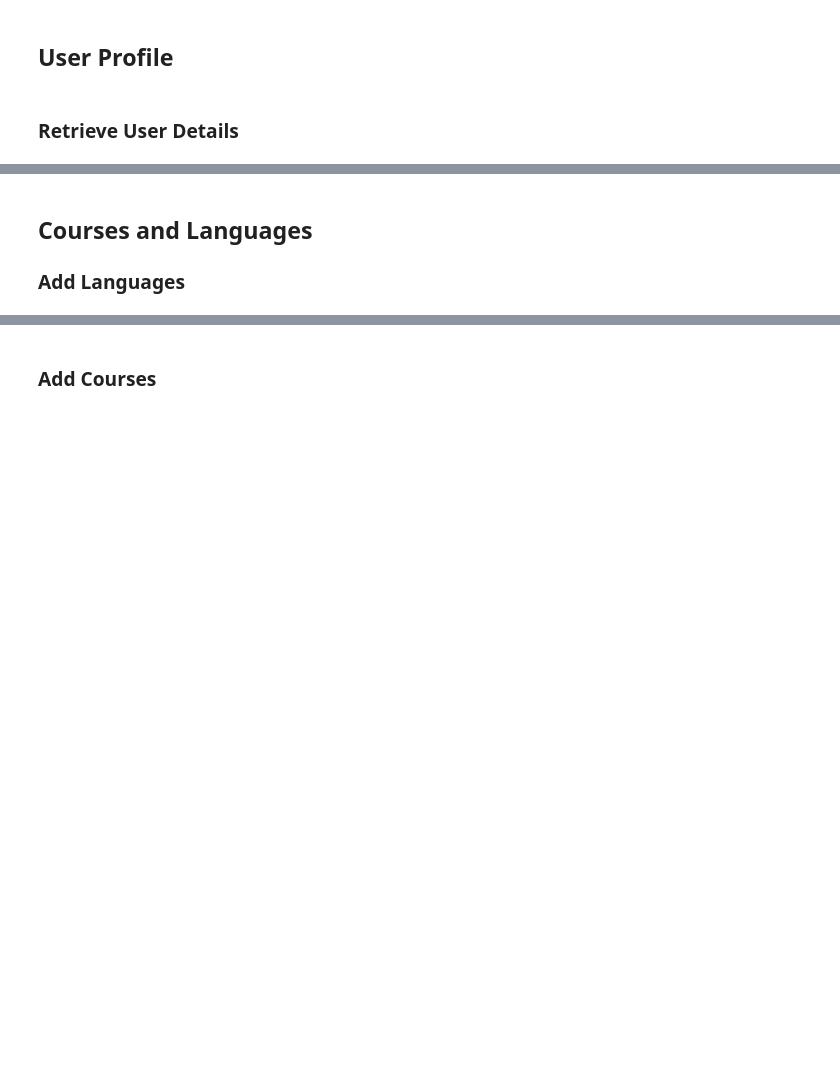
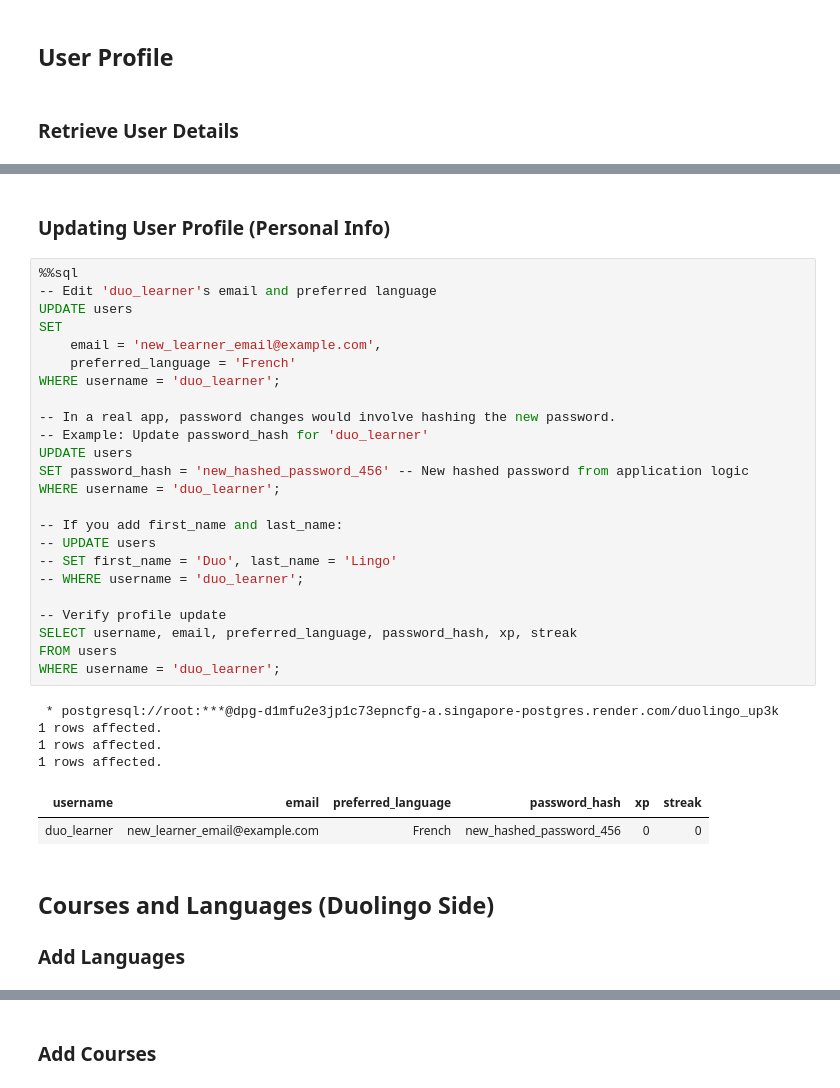
Before and after one commit to Guy-Thatchakorn/Database_foundation, a Jupyter notebook: Duolingo_Database_Final_Project.ipynb, the cells around one changed output, grey strips where cells are left out. Cells and saved outputs as stored; diff of their text form; blank space fills up the shorter version.

Commit message:
Updated queries in notebook to include energy system and user edit profile.

```diff
--- a/Duolingo_Database_Final_Project.ipynb
+++ b/Duolingo_Database_Final_Project.ipynb
@@ -80,8 +89,41 @@ WHERE username = 'language_master';
 1 rows affected.
 0 rows affected.
 | user_id | username | email | preferred_language | xp | streak | created_at |
+# %% [markdown]
+### Updating User Profile (Personal Info)
+# %%
+%%sql
+-- Edit 'duo_learner's email and preferred language
+UPDATE users
+SET
+    email = 'new_learner_email@example.com',
+    preferred_language = 'French'
+WHERE username = 'duo_learner';
+
+-- In a real app, password changes would involve hashing the new password.
+-- Example: Update password_hash for 'duo_learner'
+UPDATE users
+SET password_hash = 'new_hashed_password_456' -- New hashed password from application logic
+WHERE username = 'duo_learner';
+
+-- If you add first_name and last_name:
+-- UPDATE users
+-- SET first_name = 'Duo', last_name = 'Lingo'
+-- WHERE username = 'duo_learner';
+
+-- Verify profile update
+SELECT username, email, preferred_language, password_hash, xp, streak
+FROM users
+WHERE username = 'duo_learner';
+# %% [output]
+ * postgresql://root:***@dpg-d1mfu2e3jp1c73epncfg-a.singapore-postgres.render.com/duolingo_up3k
+1 rows affected.
+1 rows affected.
+1 rows affected.
+| username | email | preferred_language | password_hash | xp | streak |
+| duo_learner | new_learner_email@example.com | French | new_hashed_password_456 | 0 | 0 |
 # %% [markdown]
-## Courses and Languages
+## Courses and Languages (Duolingo Side)
 ### Add Languages
 # %%
 %%sql
```
Also changed, not shown: parts of 43 cells of this notebook.
